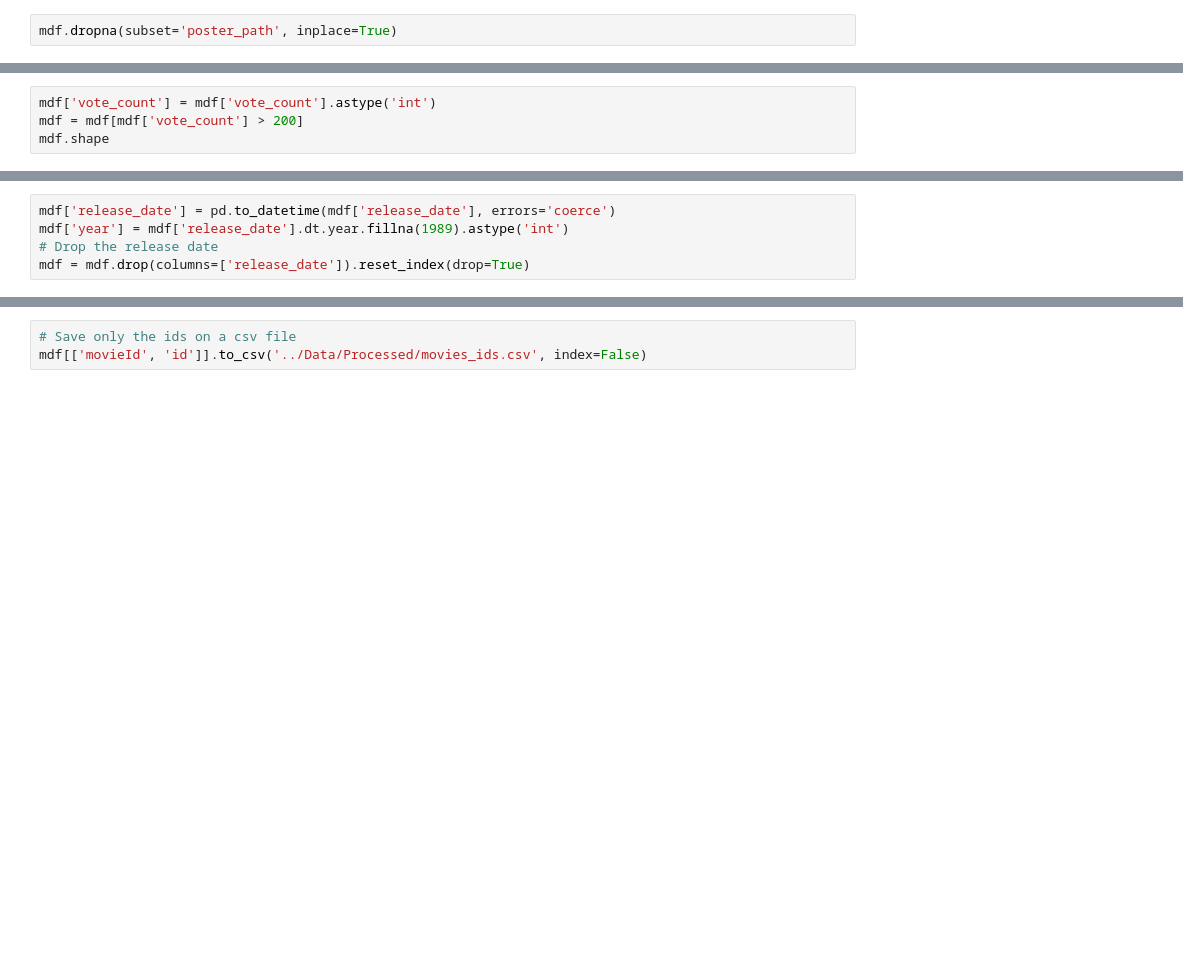
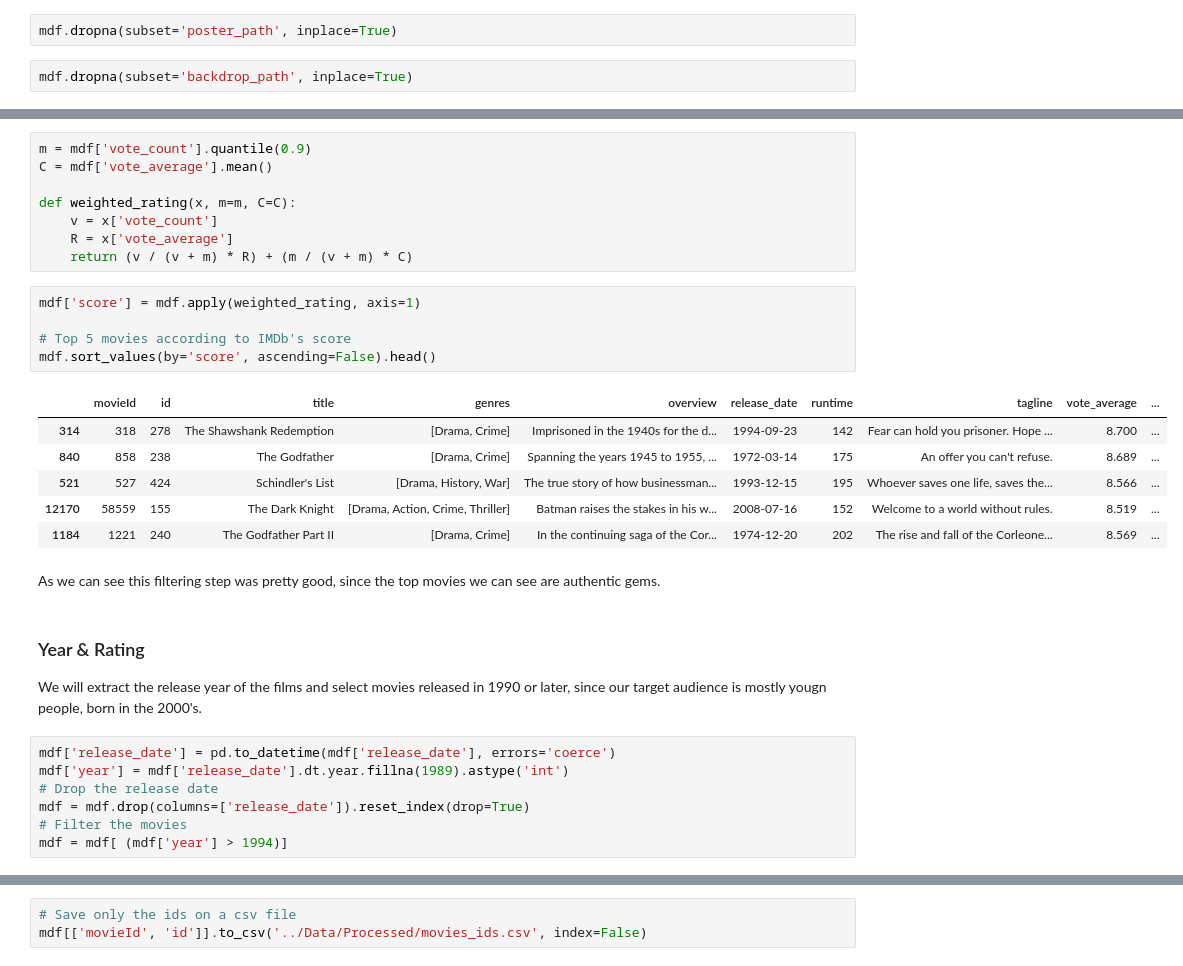
Before and after one commit to PablooDario/Movie-Recommender-System, a Jupyter notebook: Notebooks/3_Cleaning_and_Filtering_Movies.ipynb, the cells around one changed output, grey strips where cells are left out. Saved outputs shown, nothing was run; the diff lists cells and outputs as text; blank space fills up the shorter version.

Commit message:
Change the criteria for filtering films

```diff
--- a/Notebooks/3_Cleaning_and_Filtering_Movies.ipynb
+++ b/Notebooks/3_Cleaning_and_Filtering_Movies.ipynb
@@ -135,5 +142,7 @@ The movies without a poster path appear to be quite unpopular. Since the poster
 # %%
 mdf.dropna(subset='poster_path', inplace=True)
+# %%
+mdf.dropna(subset='backdrop_path', inplace=True)
 # %%
 print(f'After doing some cleaning we are left with {mdf.shape[0]:,} movies')
 # %% [output]
@@ -156,4 +158,0 @@ We are going to filter the movies that have more than 199 votes, since those mov
-# %%
-mdf['vote_count'] = mdf['vote_count'].astype('int')
-mdf = mdf[mdf['vote_count'] > 200]
-mdf.shape
@@ -168,5 +172,33 @@ We will extract the release year of the films and select movies released in 1995
+# %%
+m = mdf['vote_count'].quantile(0.9)
+C = mdf['vote_average'].mean()
+
+def weighted_rating(x, m=m, C=C):
+    v = x['vote_count']
+    R = x['vote_average']
+    return (v / (v + m) * R) + (m / (v + m) * C)
+# %%
+mdf['score'] = mdf.apply(weighted_rating, axis=1)
+
+# Top 5 movies according to IMDb's score
+mdf.sort_values(by='score', ascending=False).head()
+# %% [output]
+|  | movieId | id | title | genres | overview | release_date | runtime | tagline | vote_average | ... |
+| 314 | 318 | 278 | The Shawshank Redemption | [Drama, Crime] | Imprisoned in the 1940s for the d... | 1994-09-23 | 142 | Fear can hold you prisoner. Hope ... | 8.700 | ... |
+| 840 | 858 | 238 | The Godfather | [Drama, Crime] | Spanning the years 1945 to 1955, ... | 1972-03-14 | 175 | An offer you can't refuse. | 8.689 | ... |
+| 521 | 527 | 424 | Schindler's List | [Drama, History, War] | The true story of how businessman... | 1993-12-15 | 195 | Whoever saves one life, saves the... | 8.566 | ... |
+| 12170 | 58559 | 155 | The Dark Knight | [Drama, Action, Crime, Thriller] | Batman raises the stakes in his w... | 2008-07-16 | 152 | Welcome to a world without rules. | 8.519 | ... |
+| 1184 | 1221 | 240 | The Godfather Part II | [Drama, Crime] | In the continuing saga of the Cor... | 1974-12-20 | 202 | The rise and fall of the Corleone... | 8.569 | ... |
+# %% [markdown]
+As we can see this filtering step was pretty good, since the top movies we can see are authentic gems.
+# %% [markdown]
+### Year & Rating
+
+We will extract the release year of the films and select movies released in 1990 or later, since our target audience is mostly yougn people, born in the 2000's.
 # %%
 mdf['release_date'] = pd.to_datetime(mdf['release_date'], errors='coerce')
 mdf['year'] = mdf['release_date'].dt.year.fillna(1989).astype('int')
 # Drop the release date
 mdf = mdf.drop(columns=['release_date']).reset_index(drop=True)
+# Filter the movies
+mdf = mdf[ (mdf['year'] > 1994)]
```
Also changed, not shown: parts of 20 cells of this notebook, 1 other file.
